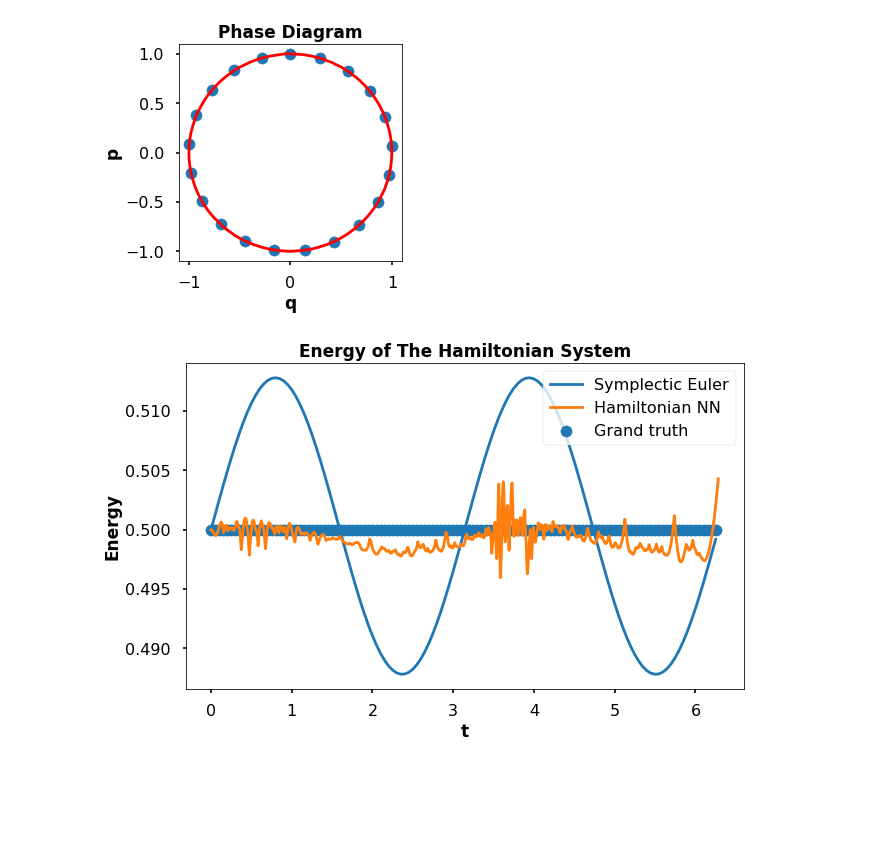
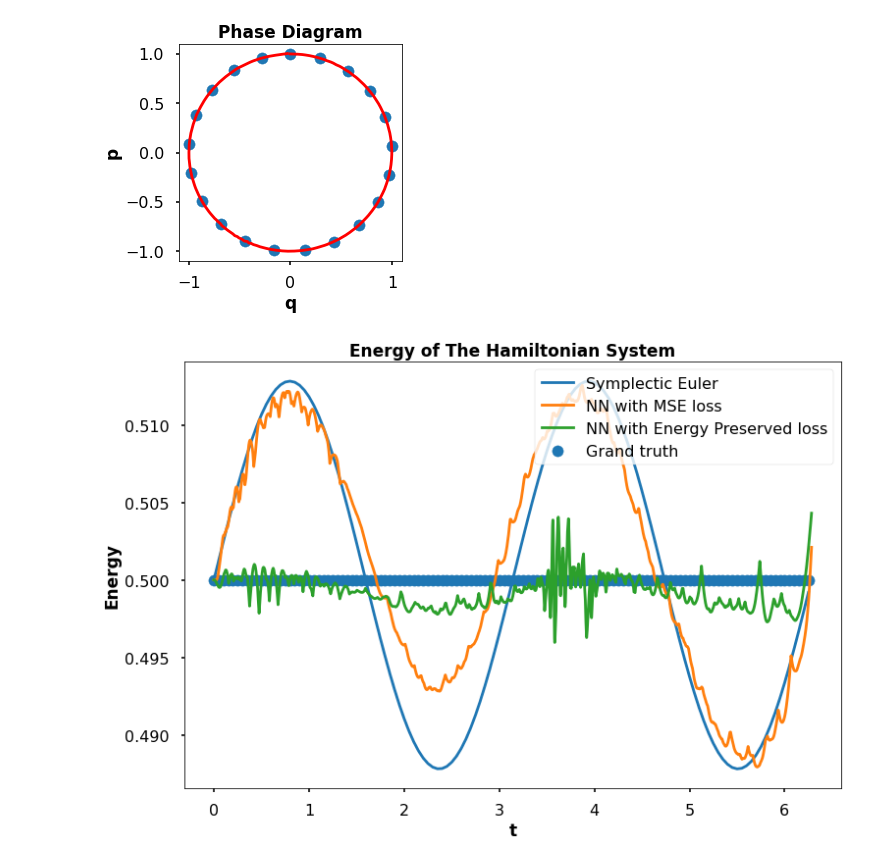
Before and after one commit to tayfununal/hamiltonian_ex, a Jupyter notebook: symplectic_euler.ipynb, the cells around one changed output. Cells and saved outputs as stored; diff of their text form; code cells hidden in the pictures; blank space fills up the shorter version.

```diff
--- a/symplectic_euler.ipynb
+++ b/symplectic_euler.ipynb
@@ -67,5 +67,6 @@ z = np.concatenate((q.reshape(-1,1), p.reshape(-1,1)) , axis=1)
 t = t
 # %%
-target = np.concatenate((q.reshape(-1,1), p.reshape(-1,1)) , axis=1)[1:]
+# NN input and target values
+target = np.concatenate((q_symp.reshape(-1,1), p_symp.reshape(-1,1)) , axis=1)[1:]
 input_t = t[1:]
 # %%
@@ -98,3 +103,9 @@ Total params: 790,018
 Trainable params: 790,018
 Non-trainable params: 0
 __________________________________________________________________________________________________
+# %%
+opt = tf.keras.optimizers.Adam(learning_rate=0.0001)
+
+model.compile(optimizer=opt, loss="mse")
+
+model.fit(x=input_t, y=target, epochs=8000, batch_size=64)
@@ -100,0 +149,16 @@ ________________________________________________________________________________
+# %%
+# Neural network with Energy Preserved Loss
+np.random.seed(1)
+tf.random.set_seed(1)
+
+inp_energy = Input(shape=(1,))
+
+x_energy = Dense(512, activation="relu", name="hidden_layer_1")(inp_energy)
+x_energy = Dense(512, activation="relu", name="hidden_layer_2")(x_energy)
+x_energy = Dense(512, activation="relu", name="hidden_layer_3")(x_energy)
+x_energy = Dense(512, activation="relu", name="hidden_layer_4")(x_energy)
+x_energy = Dense(2)(x_energy)
+out_energy = tf.constant([[0.,1.]], dtype=tf.float32) + (1-tf.math.exp(-inp_energy**2)) * tf.matmul(x_energy, tf.constant([[0., -1.],[1., 0.]]))
+
+model_energy = Model(inputs=inp_energy, outputs=out_energy)
+model_energy.summary()
@@ -108,8 +190,8 @@ def custom_loss(y_true, y_pred):
 
   return tf.keras.losses.MSE(y_true, y_pred) + 20 * tf.keras.losses.MSE(0.5, H(y_pred))
 # %%
-opt = tf.keras.optimizers.Adam(learning_rate=0.0001)
+opt_energy = tf.keras.optimizers.Adam(learning_rate=0.0001)
 
-model.compile(optimizer=opt, loss=custom_loss)
+model_energy.compile(optimizer=opt_energy, loss=custom_loss)
 
-model.fit(x=input_t, y=target, epochs=8000, batch_size=64)
+model_energy.fit(x=input_t, y=target, epochs=8000, batch_size=64)
@@ -132,14 +233,17 @@ plt.show()
 # %% [output]
 [figure]
 # %%
-plt.figure(figsize=(10,6))
+plt.figure(figsize=(12,8))
+
 plt.scatter(t, [0.5 for i in range(t.shape[0])], label="Grand truth")
 plt.plot(t ,H(z), label= "Symplectic Euler")
-plt.plot(test_t, H(model(test_t)), label="Hamiltonian NN")
-plt.legend(loc="upper right")
+plt.plot(test_t, H(model(test_t)), label="NN with MSE loss")
+plt.plot(test_t, H(model_energy(test_t)), label="NN with Energy Preserved loss")
+
+plt.title("Energy of The Hamiltonian System", fontsize=17,fontweight="bold",fontname="Times New Roman")
 plt.xlabel("t",fontsize=17,fontweight="bold",fontname="Times New Roman")
 plt.ylabel("Energy",fontsize=17,fontweight="bold",fontname="Times New Roman")
-plt.title("Energy of The Hamiltonian System", fontsize=17,fontweight="bold",fontname="Times New Roman")
+plt.legend(loc="upper right")
 plt.show()
 # %% [output]
-[figure, old version]
+[figure, new version]
```
Also changed, not shown: parts of 11 cells of this notebook.
